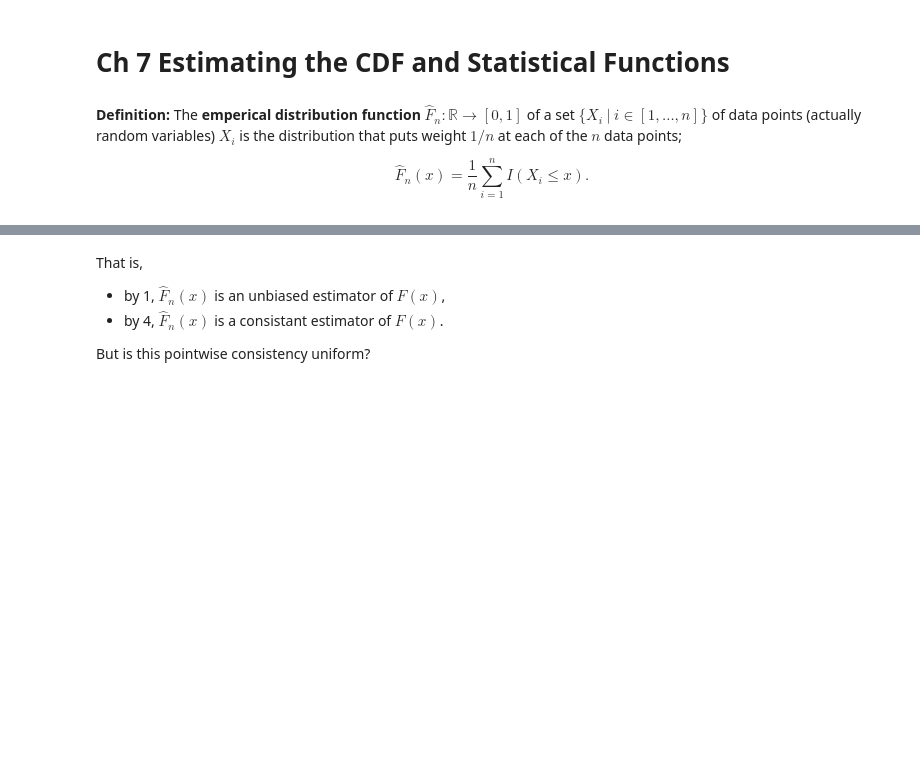
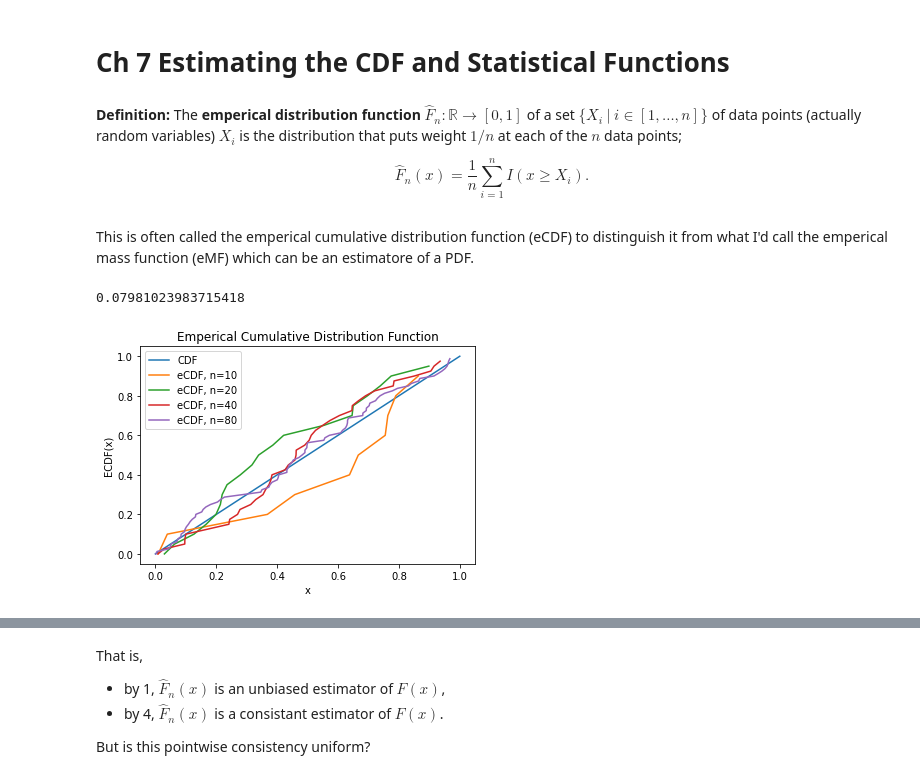
Before and after one commit to davidcherney/Wasserman_notes, a Jupyter notebook: notes_part_II.ipynb, the cells around one changed output, grey strips where cells are left out. Cells and saved outputs as stored; diff of their text form; code cells hidden in the pictures; blank space fills up the shorter version.

```diff
--- a/notes_part_II.ipynb
+++ b/notes_part_II.ipynb
@@ -263,5 +297,59 @@ Of course, since the estimator is unbiased, its $\text{se}$ is equal to its $\te
 **Definition:** The **emperical distribution function** $\hat{F}_n:\mathbb{R}\to [0,1]$ of a set $\{X_i~|~i\in[1,\dots,n] \}$ of data points (actually random variables)  $X_i$ is the distribution that puts weight $1/n$ at each of the $n$ data points;
 
 $$
-\hat{F}_n(x) = \frac{1}{n} \sum_{i=1}^n I(X_i\leq x).
+\hat{F}_n(x) = \frac{1}{n} \sum_{i=1}^n I(x\geq X_i ).
 $$
+# %% [markdown]
+This is often called the emperical cumulative distribution function (eCDF) to distinguish it from what I'd call the emperical mass function (eMF) which can be an estimatore of a PDF.
+# %%
+import numpy as np
+import matplotlib.pyplot as plt
+
+# Generate and sort random points and the eCDF from them.
+def pdf(xs):
+    # Using f(x) = x
+    return xs
+
+def generate_distribution(n_points=10):
+    xs = sorted(np.random.rand(n_points))
+    ecdf = np.asarray([i/n_points for i,x in enumerate(xs)])
+    max_deltas = max(abs(ecdf - pdf(xs)))
+    return xs, ecdf, max_deltas
+
+# Generate dots to connect for piecewise constant function.
+def double_points(points, ordinate = False):
+    ds = list()
+    for p in points:
+        ds.append(p)
+        ds.append(p)
+    # If input to this function is ordinate, to make piecewise constant function
+    # first value is zero and last value is not needed.
+    if ordinate == True:
+        ds.append(0)
+        ds.pop()
+    return ds
+
+def generate_piecewise_data(n_points):
+    xs, ecdf, max_deltas = generate_distribution(n_points)
+    xs_doubled = double_points(xs)
+    ecdf_doubled = double_points(ecdf, ordinate=True)
+    return xs_doubled, ecdf_doubled, max_deltas
+
+generate_piecewise_data(10)[2]
+# %% [output]
+0.07981023983715418
+# %%
+plt.plot([0,1],[0,1],label="CDF")
+ns = [10,20,40, 80]
+max_deltas = ns.copy() #initializing
+for i,n in enumerate(ns):
+    data = generate_piecewise_data(n)
+    plt.plot(*data[0:2], label=f"eCDF, n={n}")
+    max_deltas[i] = data[2]
+plt.title("Emperical Cumulative Distribution Function")
+plt.ylabel("ECDF(x)")
+plt.xlabel("x")
+plt.legend()
+plt.show();
+# %% [output]
+[figure, added]
```
Also changed, not shown: parts of 44 cells of this notebook, 1 other file.
